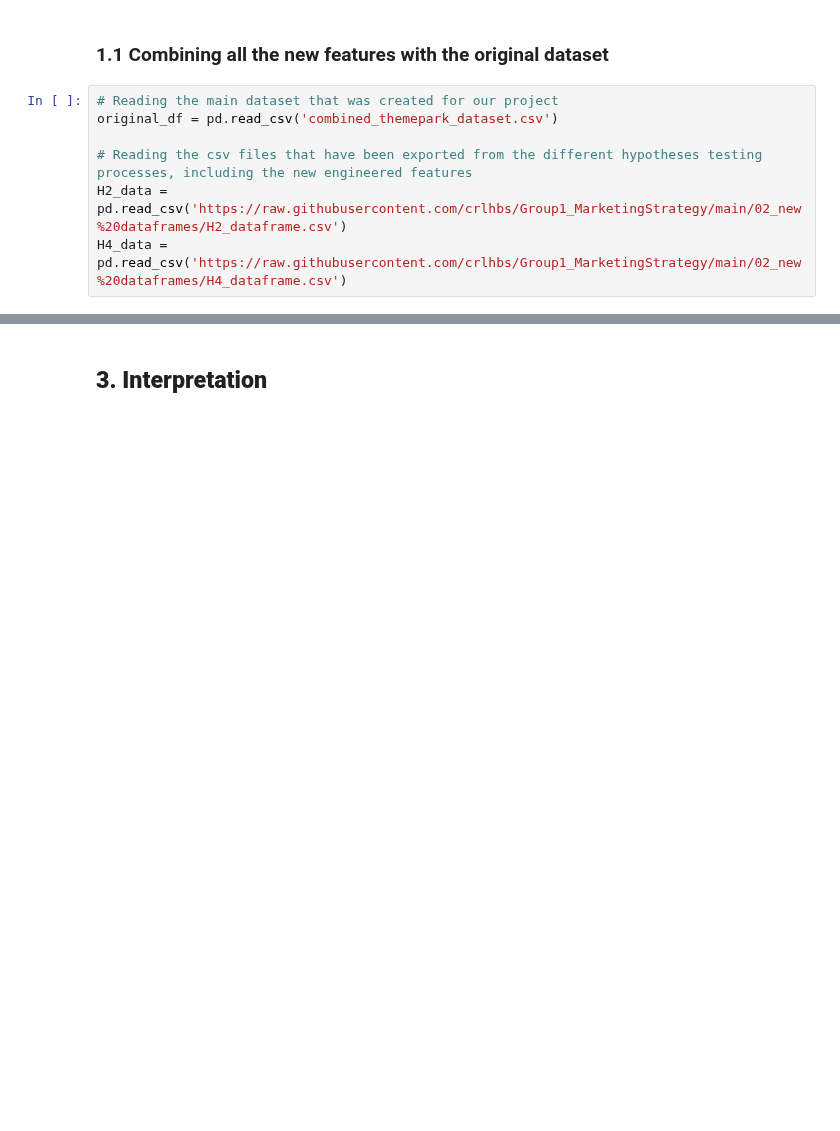
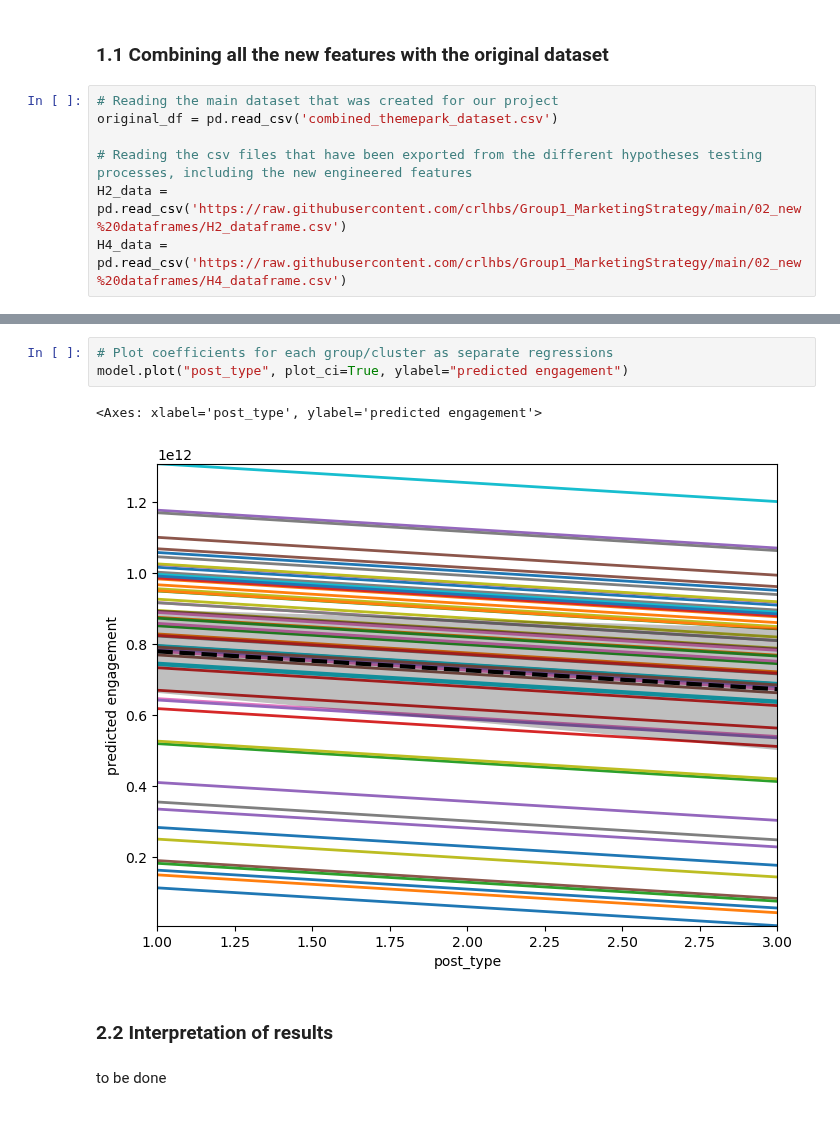
Before and after one commit to crlhbs/Group1_MarketingStrategy, a Jupyter notebook: Multi-level_Analysis.ipynb, the cells around one changed output, grey strips where cells are left out. Saved outputs shown, nothing was run; the diff lists cells and outputs as text; blank space fills up the shorter version.

```diff
--- a/Multi-level_Analysis.ipynb
+++ b/Multi-level_Analysis.ipynb
@@ -410,2 +169,12 @@ model.plot("has_emoji", plot_ci=True, ylabel="predicted engagement")
-# %% [markdown]
-## **3. Interpretation**
+# %%
+# Plot coefficients for each group/cluster as separate regressions
+model.plot("post_type", plot_ci=True, ylabel="predicted engagement")
+# %% [output]
+<Axes: xlabel='post_type', ylabel='predicted engagement'>
+[figure, added]
+# %% [markdown]
+### 2.2 Interpretation of results
+# %% [markdown]
+to be done
+
+####
```
Also changed, not shown: parts of 25 cells of this notebook, 1 other file.
